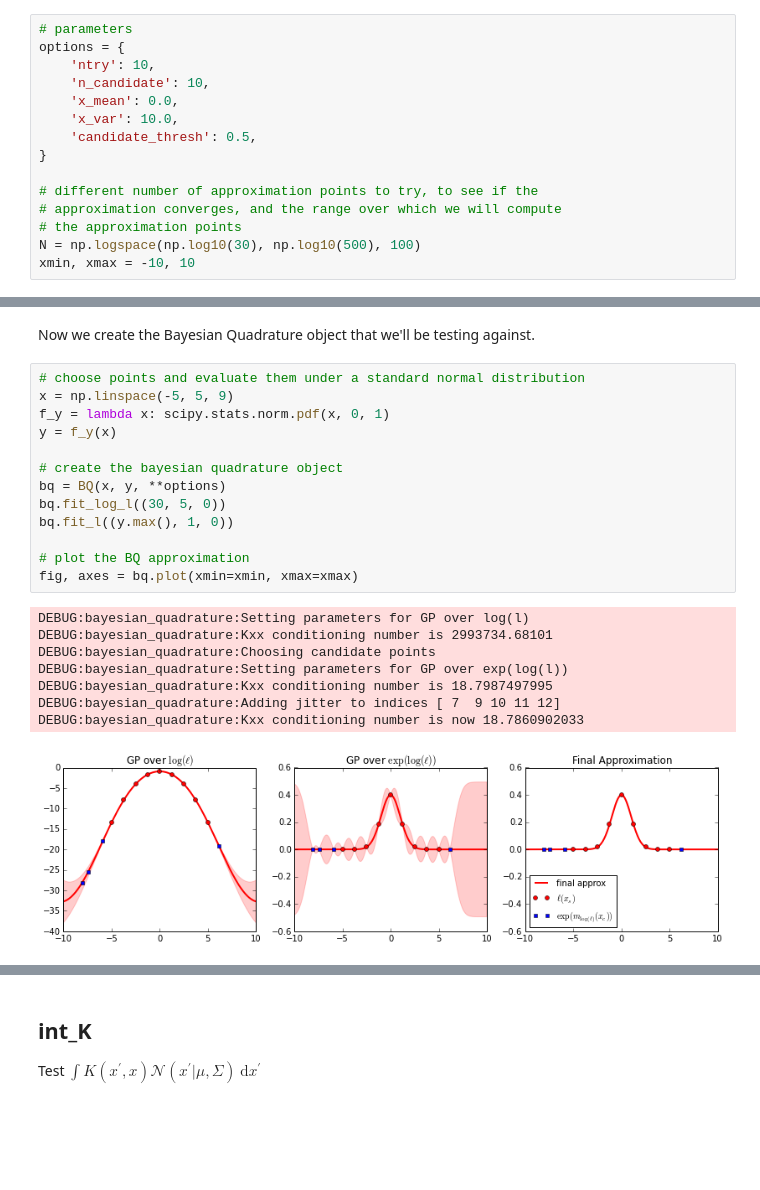
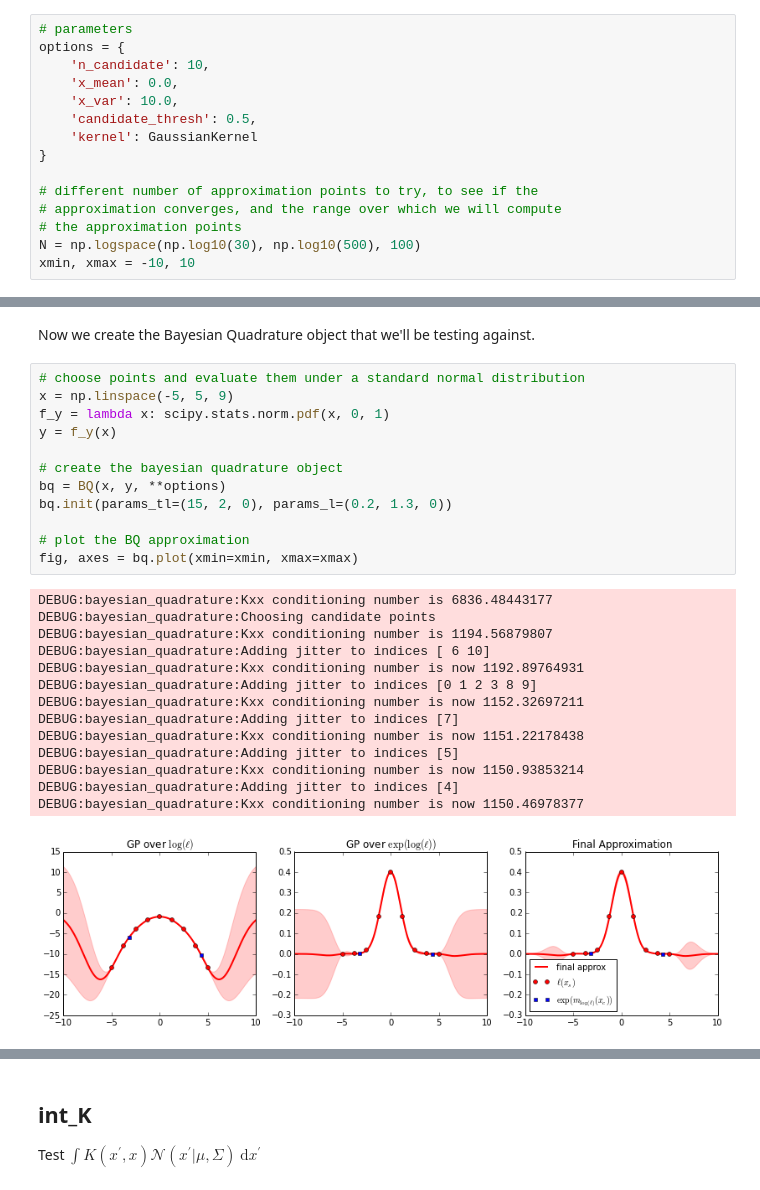
Before and after one commit to jhamrick/bayesian-quadrature, a Jupyter notebook: docs/ipynb/visual-tests.ipynb, the cells around one changed output, grey strips where cells are left out. Drawn from its saved outputs; the diff is of its cells as text; blank space fills up the shorter version.

Commit message:
Update visual tests notebook

```diff
--- a/docs/ipynb/visual-tests.ipynb
+++ b/docs/ipynb/visual-tests.ipynb
@@ -25,11 +26,11 @@ np.random.seed(8728)
 # %%
 # parameters
 options = {
-    'ntry': 10,
     'n_candidate': 10,
     'x_mean': 0.0,
     'x_var': 10.0,
     'candidate_thresh': 0.5,
+    'kernel': GaussianKernel
 }
 
 # different number of approximation points to try, to see if the
@@ -112,25 +113,30 @@ Now we create the Bayesian Quadrature object that we'll be testing against.
 # %%
 # choose points and evaluate them under a standard normal distribution
 x = np.linspace(-5, 5, 9)
 f_y = lambda x: scipy.stats.norm.pdf(x, 0, 1)
 y = f_y(x)
 
 # create the bayesian quadrature object
 bq = BQ(x, y, **options)
-bq.fit_log_l((30, 5, 0))
-bq.fit_l((y.max(), 1, 0))
+bq.init(params_tl=(15, 2, 0), params_l=(0.2, 1.3, 0))
 
 # plot the BQ approximation
 fig, axes = bq.plot(xmin=xmin, xmax=xmax)
 # %% [output]
-DEBUG:bayesian_quadrature:Setting parameters for GP over log(l)
-DEBUG:bayesian_quadrature:Kxx conditioning number is 2993734.68101
+DEBUG:bayesian_quadrature:Kxx conditioning number is 6836.48443177
 DEBUG:bayesian_quadrature:Choosing candidate points
-DEBUG:bayesian_quadrature:Setting parameters for GP over exp(log(l))
-DEBUG:bayesian_quadrature:Kxx conditioning number is 18.7987497995
-DEBUG:bayesian_quadrature:Adding jitter to indices [ 7  9 10 11 12]
-DEBUG:bayesian_quadrature:Kxx conditioning number is now 18.7860902033
+DEBUG:bayesian_quadrature:Kxx conditioning number is 1194.56879807
+DEBUG:bayesian_quadrature:Adding jitter to indices [ 6 10]
+DEBUG:bayesian_quadrature:Kxx conditioning number is now 1192.89764931
+DEBUG:bayesian_quadrature:Adding jitter to indices [0 1 2 3 8 9]
+DEBUG:bayesian_quadrature:Kxx conditioning number is now 1152.32697211
+DEBUG:bayesian_quadrature:Adding jitter to indices [7]
+DEBUG:bayesian_quadrature:Kxx conditioning number is now 1151.22178438
+DEBUG:bayesian_quadrature:Adding jitter to indices [5]
+DEBUG:bayesian_quadrature:Kxx conditioning number is now 1150.93853214
+DEBUG:bayesian_quadrature:Adding jitter to indices [4]
+DEBUG:bayesian_quadrature:Kxx conditioning number is now 1150.46978377
-[figure, old version]
+[figure, new version]
 # %%
 fig, (ax1, ax2, ax3) = plt.subplots(3, 1, sharex=True)
 xmin, xmax = -10, 10
```
Also changed, not shown: parts of 11 cells of this notebook.
